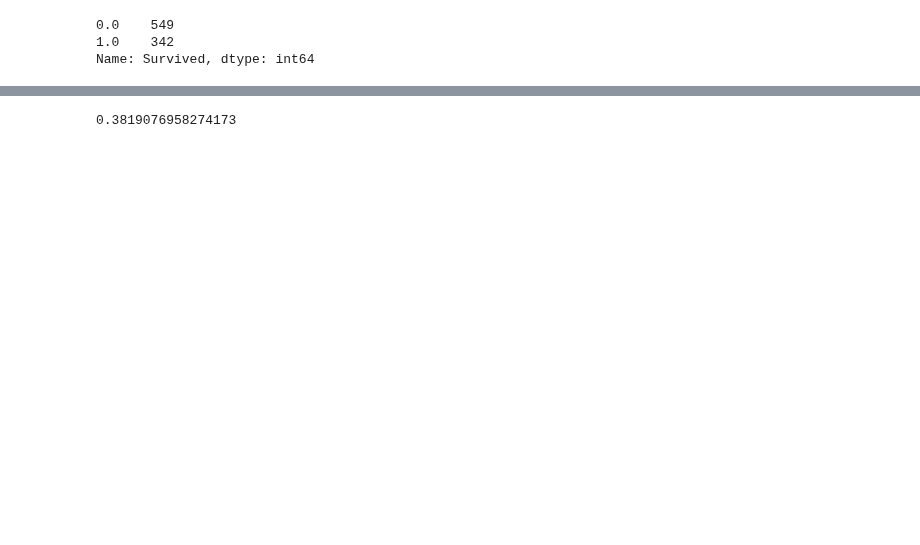
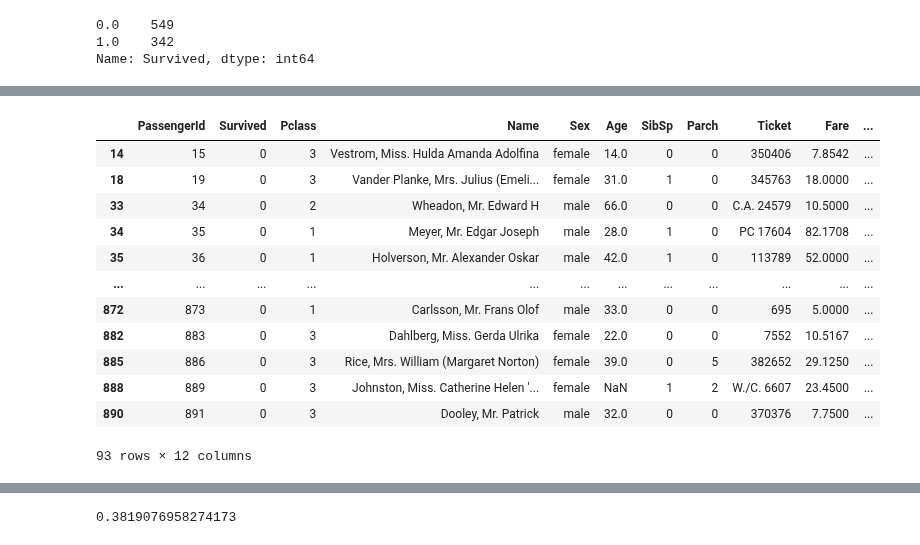
Before and after one commit to ericlau1987/hands_on_machine_learning_sklearn_keras_tensorflow, a Jupyter notebook: src/chapter3_classification/kaggle_taitanic/01_data_Processing.ipynb, the cells around one changed output, grey strips where cells are left out. Drawn from its saved outputs; the diff is of its cells as text; code cells hidden in the pictures; blank space fills up the shorter version.

```diff
--- a/src/chapter3_classification/kaggle_taitanic/01_data_Processing.ipynb
+++ b/src/chapter3_classification/kaggle_taitanic/01_data_Processing.ipynb
@@ -218,3 +240,22 @@ f1_score(y_train_model, y_train_pred_forest)
+# %%
+#false positive
+X_train_FP = train[train['PassengerId'].isin(false_positive)]
+X_train_FP
+# X_train_FP['Pclass'].hist()
+# %% [output]
+|  | PassengerId | Survived | Pclass | Name | Sex | Age | SibSp | Parch | Ticket | Fare | ... |
+| 14 | 15 | 0 | 3 | Vestrom, Miss. Hulda Amanda Adolfina | female | 14.0 | 0 | 0 | 350406 | 7.8542 | ... |
+| 18 | 19 | 0 | 3 | Vander Planke, Mrs. Julius (Emeli... | female | 31.0 | 1 | 0 | 345763 | 18.0000 | ... |
+| 33 | 34 | 0 | 2 | Wheadon, Mr. Edward H | male | 66.0 | 0 | 0 | C.A. 24579 | 10.5000 | ... |
+| 34 | 35 | 0 | 1 | Meyer, Mr. Edgar Joseph | male | 28.0 | 1 | 0 | PC 17604 | 82.1708 | ... |
+| 35 | 36 | 0 | 1 | Holverson, Mr. Alexander Oskar | male | 42.0 | 1 | 0 | 113789 | 52.0000 | ... |
+| ... | ... | ... | ... | ... | ... | ... | ... | ... | ... | ... | ... |
+| 872 | 873 | 0 | 1 | Carlsson, Mr. Frans Olof | male | 33.0 | 0 | 0 | 695 | 5.0000 | ... |
+| 882 | 883 | 0 | 3 | Dahlberg, Miss. Gerda Ulrika | female | 22.0 | 0 | 0 | 7552 | 10.5167 | ... |
+| 885 | 886 | 0 | 3 | Rice, Mrs. William (Margaret Norton) | female | 39.0 | 0 | 5 | 382652 | 29.1250 | ... |
+| 888 | 889 | 0 | 3 | Johnston, Miss. Catherine Helen '... | female | NaN | 1 | 2 | W./C. 6607 | 23.4500 | ... |
+| 890 | 891 | 0 | 3 | Dooley, Mr. Patrick | male | 32.0 | 0 | 0 | 370376 | 7.7500 | ... |
+93 rows × 12 columns
 # %%
 max = {'f1_score': [], 'roc_auc_score': []}
 f1_max, roc_auc_max = 0, 0
```
Also changed, not shown: parts of 40 cells of this notebook, 1 other file.
